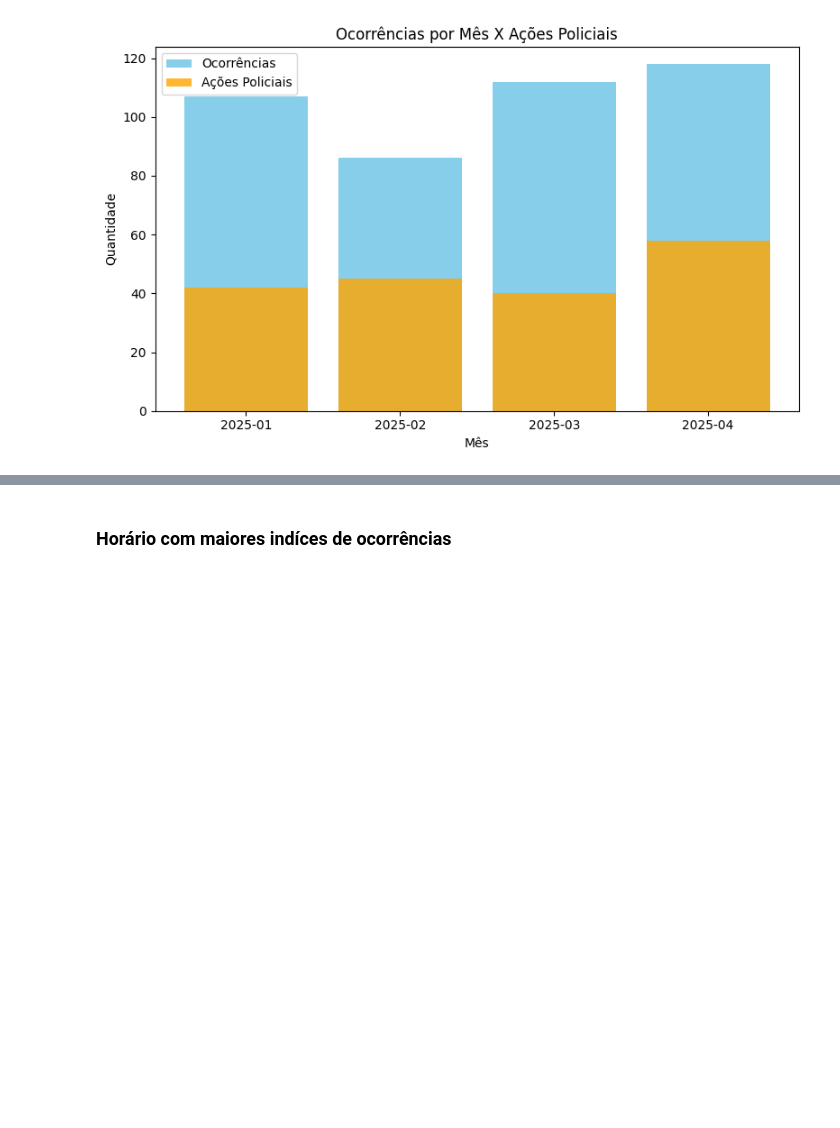
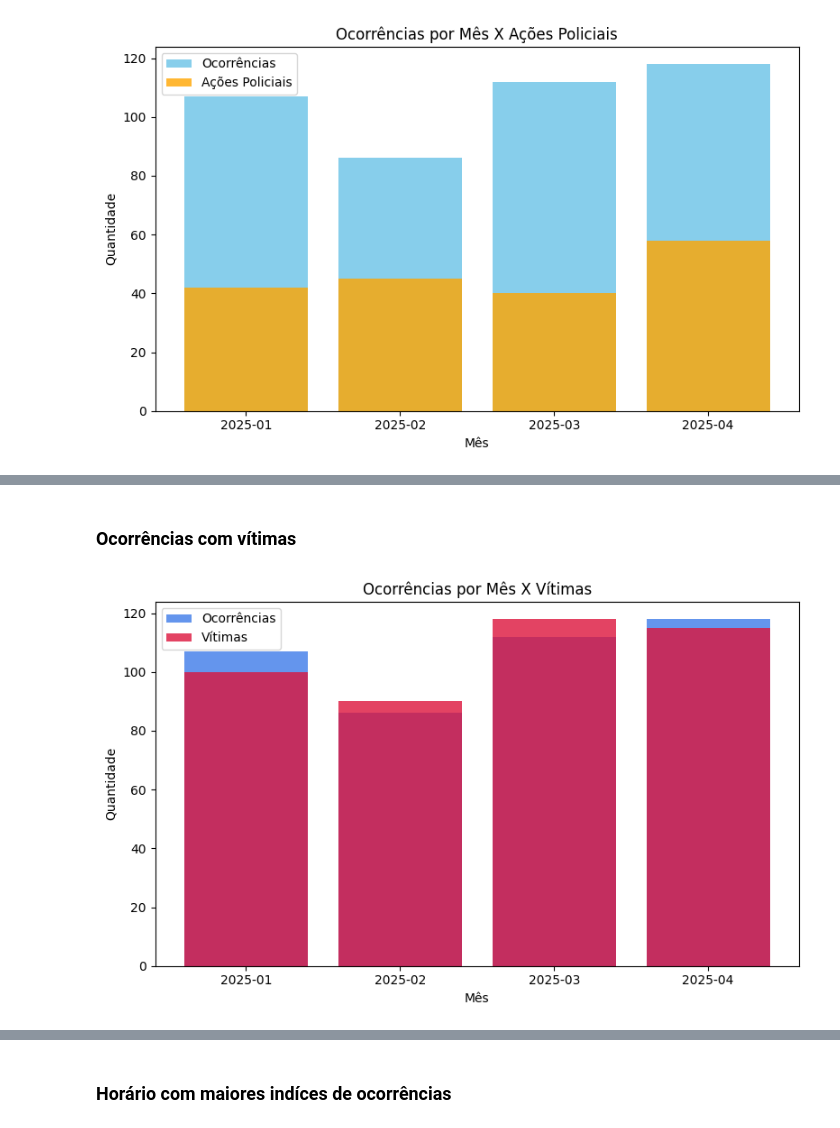
Before and after one commit to soupetersen/fogo_cruzado_analise, a Jupyter notebook: notebooks/analise.ipynb, the cells around one changed output, grey strips where cells are left out. Saved outputs shown, nothing was run; the diff lists cells and outputs as text; code cells hidden in the pictures; blank space fills up the shorter version.

Commit message:
Add more data analyses

```diff
--- a/notebooks/analise.ipynb
+++ b/notebooks/analise.ipynb
@@ -12,13 +12,24 @@ df = pd.DataFrame(data['data'])
 # %% [markdown]
 ### Ocorrências mês X ações policiais
 # %%
+df['date'] = pd.to_datetime(df['date'], format='%Y-%m-%dT%H:%M:%S.%fZ')
+df['month'] = df['date'].dt.to_period('M')
+
+df_month_data = df.groupby(['month']).agg(
+    count=('id', 'count'),
+    min_date=('date', 'min'),
+    max_date=('date', 'max'),
+).reset_index()
+
+df_month_data = df_month_data[df_month_data['month'] != pd.Period('2025-05', freq='M')]
+
 ocorrencias_mes = df.groupby('month').agg(
   count=('id', 'count'),
   police_action=('policeAction', 'sum')
 ).reset_index()
 
 ocorrencias_mes = ocorrencias_mes[ocorrencias_mes['month'] != pd.Period('2025-05', freq='M')]
-
+porcentagem_policias = ocorrencias_mes['police_action'] / ocorrencias_mes['count'] * 100
 plt.figure(figsize=(8, 5))
 plt.bar(ocorrencias_mes['month'].astype(str), ocorrencias_mes['count'], label='Ocorrências', color='skyblue')
 plt.bar(ocorrencias_mes['month'].astype(str), ocorrencias_mes['police_action'], label='Ações Policiais', color='orange', alpha=0.8)
@@ -32,0 +54,24 @@ plt.show()
+# %% [markdown]
+### Ocorrências com vítimas
+# %%
+# Agrupa por mês e calcula o total de ocorrências e o total de vítimas (considerando o tamanho da lista 'victims')
+df['num_vitimas'] = df['victims'].apply(lambda v: len(v) if isinstance(v, list) else 0)
+
+ocorrencias_vitimas = df.groupby('month').agg(
+  ocorrencias=('id', 'count'),
+  vitimas=('num_vitimas', 'sum')
+).reset_index()
+
+ocorrencias_vitimas = ocorrencias_vitimas[ocorrencias_vitimas['month'] != pd.Period('2025-05', freq='M')]
+
+plt.figure(figsize=(8, 5))
+plt.bar(ocorrencias_vitimas['month'].astype(str), ocorrencias_vitimas['ocorrencias'], label='Ocorrências', color='cornflowerblue')
+plt.bar(ocorrencias_vitimas['month'].astype(str), ocorrencias_vitimas['vitimas'], label='Vítimas', color='crimson', alpha=0.8)
+plt.xlabel('Mês')
+plt.ylabel('Quantidade')
+plt.title('Ocorrências por Mês X Vítimas')
+plt.legend()
+plt.tight_layout()
+plt.show()
+# %% [output]
+[figure, added]
```
Also changed, not shown: parts of 13 cells of this notebook.
